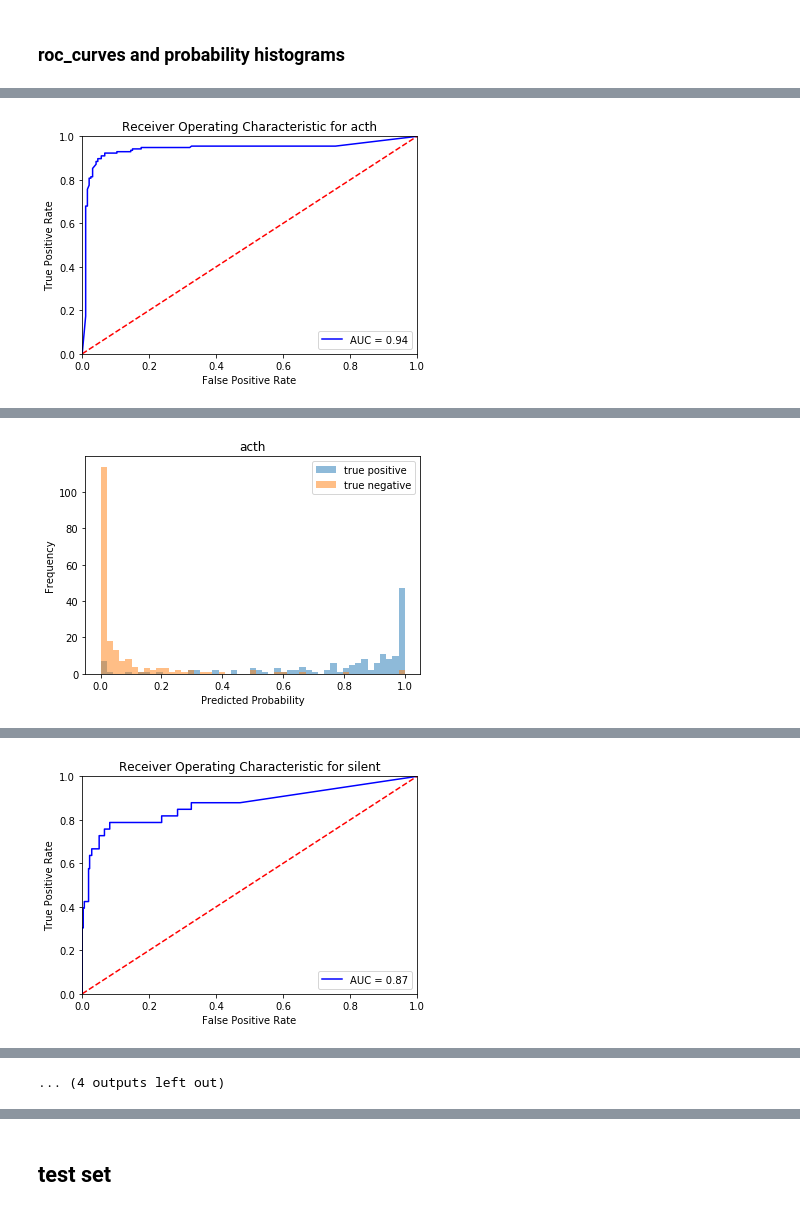
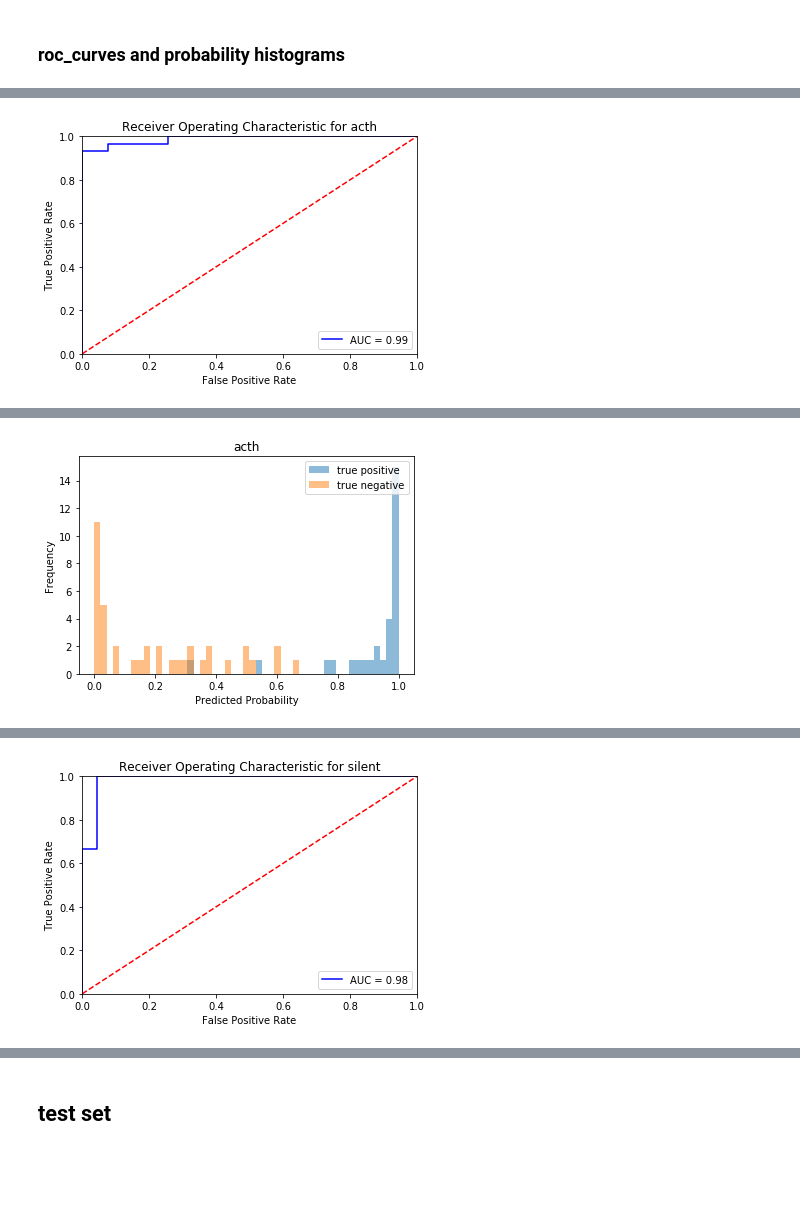
Before and after one commit to ChristophNeuner/pituitary_gland_adenomas, a Jupyter notebook: network-entity_classification.ipynb, the cells around one changed output, grey strips where cells are left out. Cells and saved outputs as stored; diff of their text form; code cells hidden in the pictures; blank space fills up the shorter version.

Commit message:
individual roc_curves, histograms per valid set of x-fold cross validation or combined

```diff
--- a/network-entity_classification.ipynb
+++ b/network-entity_classification.ipynb
@@ -622,7 +675,7 @@ def split_func(path):
     return get_id_from_path(path) in ids_val
 
 #data = ImageList.from_folder(path=TRAIN, extensions=['.png'])
-data = ImageList.from_df(df_tile_paths_train_and_valid, path='./')
+data = ImageList.from_df(df_tile_paths_train_and_valid, path=PATH)
 data = data.split_by_valid_func(split_func)
 data = data.label_from_func(label_func)
 data = data.transform(tfms=tfms, size=sz)
@@ -982,6 +1037,7 @@ n_splits = 5
 n = 13
 saved_model_names = ['bestmodel_lr2=1e-7--lr3=1e-6_2nd_run_9', 'bestmodel_lr2=1e-7--lr3=1e-6_9', 'bestmodel_lr2=1e-7--lr3=1e-6_9', 'bestmodel_lr2=1e-7--lr3=1e-6_9', 'bestmodel_lr2=1e-7--lr3=1e-6_9']
 copi_val = None
+separated = True
 # %%
 for iteration in tqdm(range(n_splits)):
     x_case_id_indices = list(range(len(case_ids)))
@@ -1077,5 +1110,12 @@ len(case_ids)
 # %% [markdown]
 ### thresholded accuracy per class
+# %%
+if separated:
+    copi_val_all = copi_val
+# %%
+if separated:
+    i=4
+    copi_val = copi_val_all[i]
 # %%
 preds_th_val = get_preds_threshold_per_id(ths, copi_val)
 # %%
@@ -1099,7 +1139,7 @@ for class_name, class_number in zip(class_names, class_numbers):
     ###
     y_preds = []
     y_true = []
-    for key, value in tqdm(copi_val.items()):
+    for key, value in copi_val.items():
         #calculate prediction score for {class_name}
         n_tiles_all = value[0]
         n_tiles_class = value[1][class_number]
@@ -1133,7 +1173,7 @@ for class_name, class_number in zip(class_names, class_numbers):
     probs_true_positive = []
     #predicted probabilities for {class_name} for WSIs, that were really not {class_name}
     probs_true_negative =[]
-    for key, value in tqdm(copi_val.items()):
+    for key, value in copi_val.items():
         #calculate prediction score for {class_name}
         n_tiles_all = value[0]
         n_tiles_class = value[1][class_number]
@@ -1159 +1198 @@ for class_name, class_number in zip(class_names, class_numbers):
-[figure, old version]
+[figure, new version]
@@ -1161 +1199 @@ for class_name, class_number in zip(class_names, class_numbers):
-[figure, old version]
+[figure, new version]
@@ -1163 +1200 @@ for class_name, class_number in zip(class_names, class_numbers):
-[figure, old version]
+[figure, new version]
@@ -1170 +1203,0 @@ for class_name, class_number in zip(class_names, class_numbers):
-... (4 outputs left out)
```
Also changed, not shown: parts of 26 cells of this notebook.
